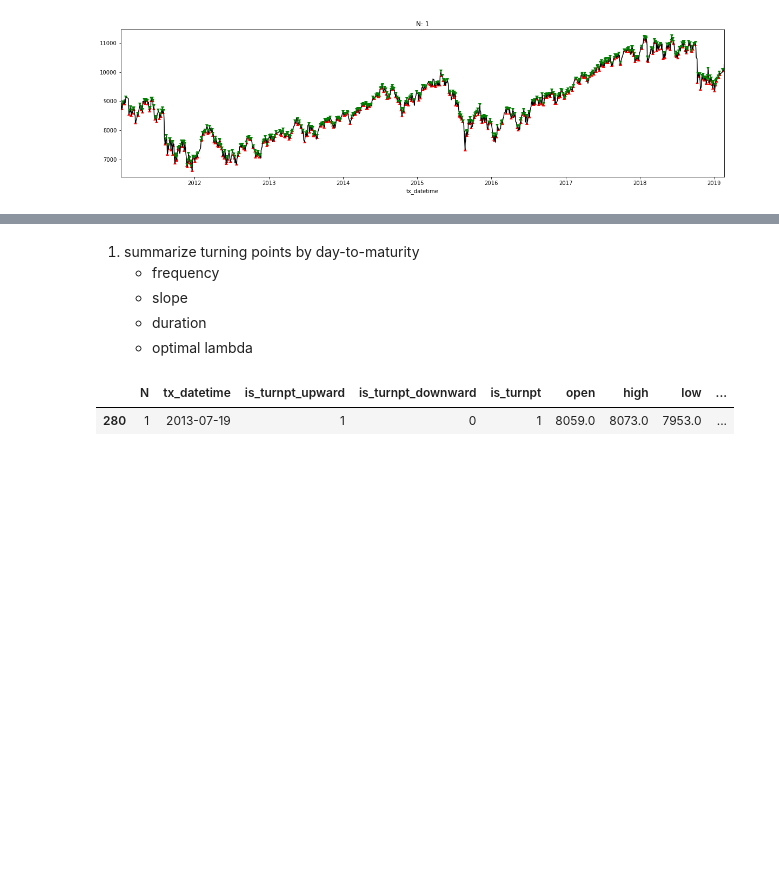
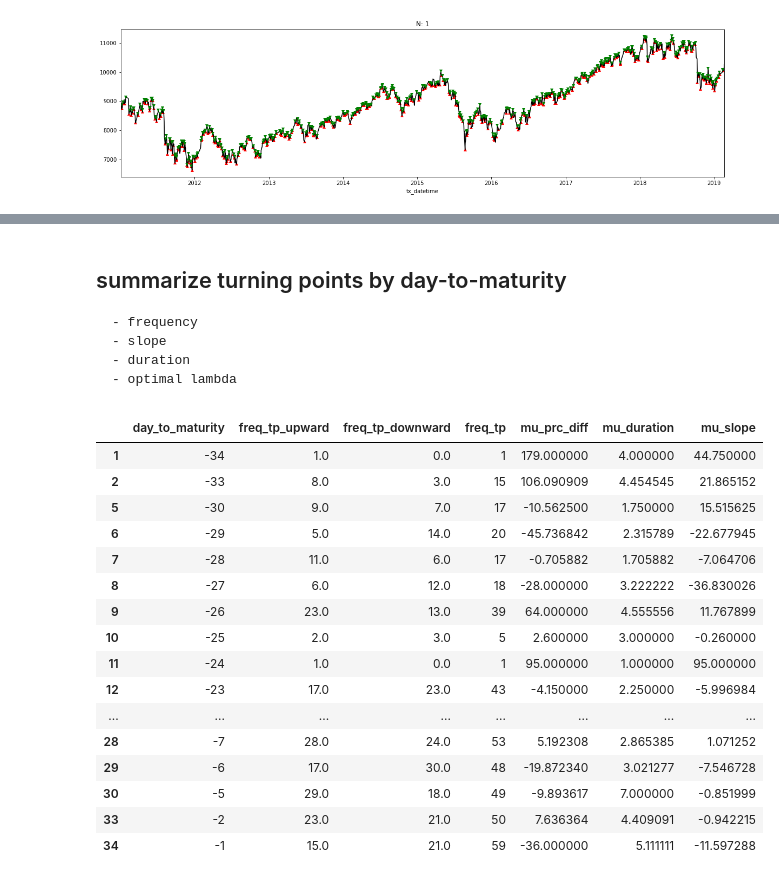
Before and after one commit to datasci-info/stock_path_tracker, a Jupyter notebook: turnpt_analysis.ipynb, the cells around one changed output, grey strips where cells are left out. Saved outputs shown, nothing was run; the diff lists cells and outputs as text; code cells hidden in the pictures; blank space fills up the shorter version.

```diff
--- a/turnpt_analysis.ipynb
+++ b/turnpt_analysis.ipynb
@@ -110,7 +114,8 @@ def get_combined_turnpt(df_turnpt_ohlc):
             else:
                 raise ValueError('direction can only be -1 or 1.')
     df_turnpt_combined = pd.DataFrame(rows_turnpt)
-    df_turnpt_ohlc_combined = df_turnpt_combined.merge(df_turnpt_ohlc[['tx_datetime'] + [col for col in df_turnpt_ohlc.columns if col not in df_turnpt_combined.columns]], on='tx_datetime', how='left')
+    df_turnpt_ohlc = df_turnpt_ohlc[['tx_datetime'] + [col for col in df_turnpt_ohlc.columns if col not in df_turnpt_combined.columns]]
+    df_turnpt_ohlc_combined = df_turnpt_ohlc.merge(df_turnpt_combined, on='tx_datetime', how='left')
     return df_turnpt_ohlc_combined
 
 def plot_turnpt(df_turnpt_ohlc, N):
@@ -125,4 +130,21 @@ def plot_turnpt(df_turnpt_ohlc, N):
     dates_downward = df_plot.query('is_turnpt_downward==1').index
     df_plot.close.plot.line(figsize=(20, 5), color='black', markevery=find_loc(df_plot, dates_downward), marker='v', markerfacecolor='green', markeredgewidth=0.0)
     plt.title(f'N: {N}')
+
+def get_prc_diff(dt_start, dt_end):
+    if dt_end is np.nan:
+        return np.nan
+    prc_start = df_ohlc[df_ohlc.tx_datetime.isin([dt_start])].close.values[0]
+    prc_end = df_ohlc[df_ohlc.tx_datetime.isin([dt_end])].close.values[0]
+    prc_diff = prc_end - prc_start
+    return prc_diff
+
+def get_turnpt_magnitude(df_turnpt_ohlc_combined, N):
+    df_turnpt_magnitude = df_turnpt_ohlc_combined.query(f'(N == {N}) and (is_turnpt != 0)')[['tx_datetime']]
+    df_turnpt_magnitude['next_dt_turnpt'] = df_turnpt_magnitude.tx_datetime.shift(-1)
+    df_turnpt_magnitude['duration'] = (df_turnpt_magnitude.next_dt_turnpt - df_turnpt_magnitude.tx_datetime).dt.days
+    df_turnpt_magnitude['prc_diff'] = df_turnpt_magnitude.apply(lambda x: get_prc_diff(x.tx_datetime, x.next_dt_turnpt), axis=1)
+    df_turnpt_magnitude['slope'] = df_turnpt_magnitude.prc_diff.div(df_turnpt_magnitude.duration)
+    df_turnpt_magnitude = df_turnpt_ohlc_combined.merge(df_turnpt_magnitude, on = 'tx_datetime', how= 'left')
+    return df_turnpt_magnitude
 # %%
@@ -162,11 +212,6 @@ for grp, df_grp in df_turnpt_ohlc_combined.groupby('day_to_maturity'):
 # %% [markdown]
-  1. summarize turning points by day-to-maturity
-        - frequency
-        - slope
-        - duration
-        - optimal lambda
+## summarize turning points by day-to-maturity
+    - frequency
+    - slope
+    - duration
+    - optimal lambda
-# %%
-df_grp
-# %% [output]
-|  | N | tx_datetime | is_turnpt_upward | is_turnpt_downward | is_turnpt | open | high | low | ... |
-| 280 | 1 | 2013-07-19 | 1 | 0 | 1 | 8059.0 | 8073.0 | 7953.0 | ... |
@@ -172,0 +222,32 @@ df_grp
+# %%
+data = []
+for grp, df_grp in df_turnpt_measures.groupby('day_to_maturity'):
+    freq_tp_upward = df_grp.is_turnpt_upward.sum()
+    freq_tp_downward = df_grp.is_turnpt_downward.sum()
+    freq_tp = df_grp.is_turnpt.abs().sum()
+    mu_prc_diff = df_grp.prc_diff.mean()
+    mu_duration = df_grp.duration.mean()
+    mu_slope = df_grp.slope.mean()
+    row = [grp, freq_tp_upward, freq_tp_downward, freq_tp, mu_prc_diff, mu_duration, mu_slope]
+    data.append(row)
+df_analysis = pd.DataFrame(data, columns=['day_to_maturity', 'freq_tp_upward', 'freq_tp_downward', 'freq_tp', 'mu_prc_diff', 'mu_duration', 'mu_slope'])
+df_analysis.dropna(inplace=True)
+df_analysis
+# %% [output]
+|  | day_to_maturity | freq_tp_upward | freq_tp_downward | freq_tp | mu_prc_diff | mu_duration | mu_slope |
+| 1 | -34 | 1.0 | 0.0 | 1 | 179.000000 | 4.000000 | 44.750000 |
+| 2 | -33 | 8.0 | 3.0 | 15 | 106.090909 | 4.454545 | 21.865152 |
+| 5 | -30 | 9.0 | 7.0 | 17 | -10.562500 | 1.750000 | 15.515625 |
+| 6 | -29 | 5.0 | 14.0 | 20 | -45.736842 | 2.315789 | -22.677945 |
+| 7 | -28 | 11.0 | 6.0 | 17 | -0.705882 | 1.705882 | -7.064706 |
+| 8 | -27 | 6.0 | 12.0 | 18 | -28.000000 | 3.222222 | -36.830026 |
+| 9 | -26 | 23.0 | 13.0 | 39 | 64.000000 | 4.555556 | 11.767899 |
+| 10 | -25 | 2.0 | 3.0 | 5 | 2.600000 | 3.000000 | -0.260000 |
+| 11 | -24 | 1.0 | 0.0 | 1 | 95.000000 | 1.000000 | 95.000000 |
+| 12 | -23 | 17.0 | 23.0 | 43 | -4.150000 | 2.250000 | -5.996984 |
+| ... | ... | ... | ... | ... | ... | ... | ... |
+| 28 | -7 | 28.0 | 24.0 | 53 | 5.192308 | 2.865385 | 1.071252 |
+| 29 | -6 | 17.0 | 30.0 | 48 | -19.872340 | 3.021277 | -7.546728 |
+| 30 | -5 | 29.0 | 18.0 | 49 | -9.893617 | 7.000000 | -0.851999 |
+| 33 | -2 | 23.0 | 21.0 | 50 | 7.636364 | 4.409091 | -0.942215 |
+| 34 | -1 | 15.0 | 21.0 | 59 | -36.000000 | 5.111111 | -11.597288 |
```
Also changed, not shown: parts of 13 cells of this notebook.
